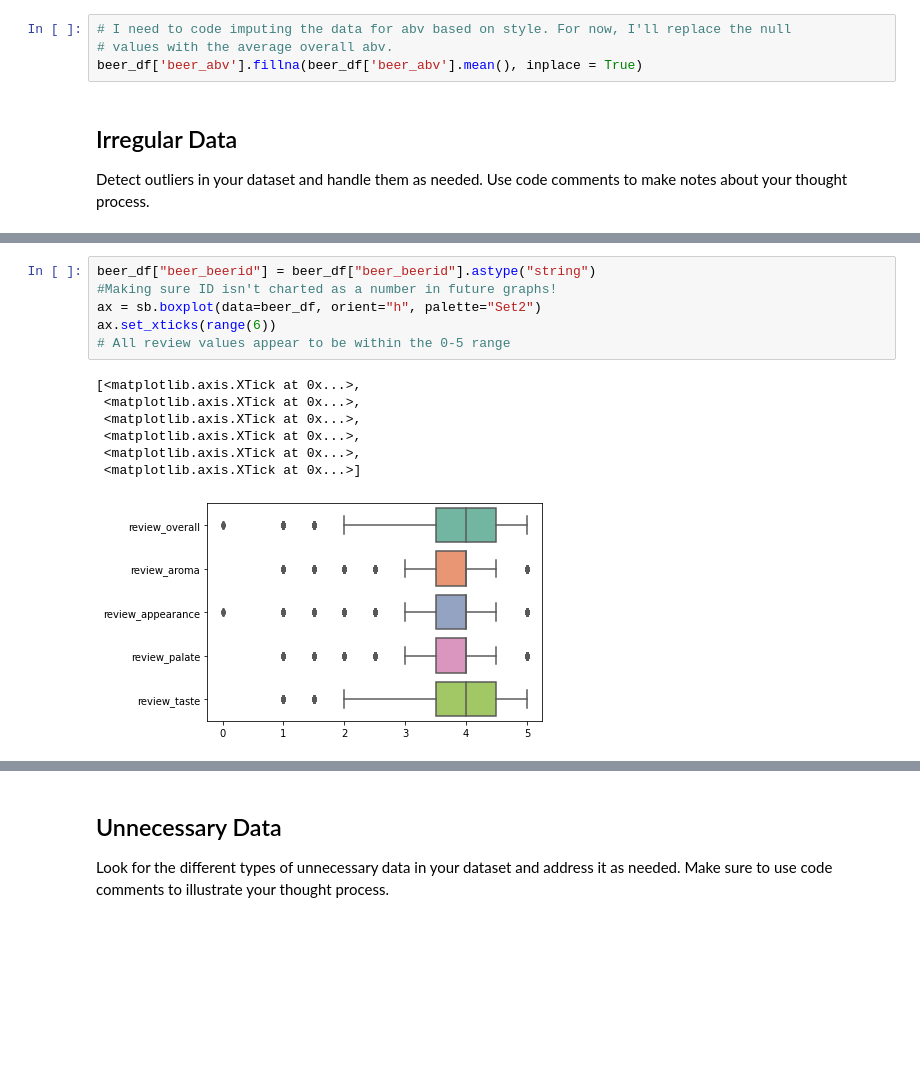
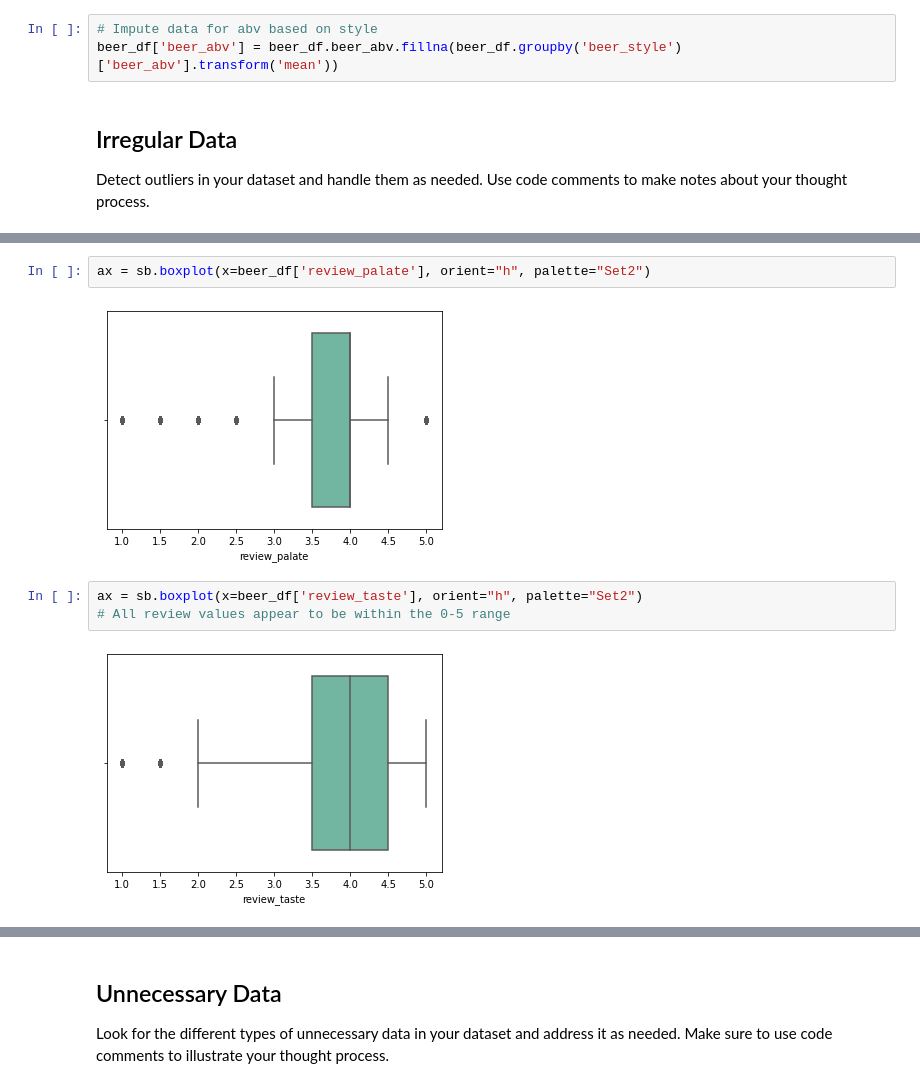
Before and after one commit to madelinedr/cleaning-data-checkpoint, a Jupyter notebook: checkpoint-three.ipynb, the cells around one changed output, grey strips where cells are left out. Drawn from its saved outputs; the diff is of its cells as text; blank space fills up the shorter version.

```diff
--- a/checkpoint-three.ipynb
+++ b/checkpoint-three.ipynb
@@ -73,9 +73,8 @@ beer_abv              0
 beer_beerid           0
 dtype: int64
 # %%
-# I need to code imputing the data for abv based on style. For now, I'll replace the null
-# values with the average overall abv.
-beer_df['beer_abv'].fillna(beer_df['beer_abv'].mean(), inplace = True)
+# Impute data for abv based on style
+beer_df['beer_abv'] = beer_df.beer_abv.fillna(beer_df.groupby('beer_style')['beer_abv'].transform('mean'))
 # %% [markdown]
 ## Irregular Data
 
@@ -83,17 +94,12 @@ Detect outliers in your dataset and handle them as needed. Use code comments to
+# %%
+ax = sb.boxplot(x=beer_df['review_palate'], orient="h", palette="Set2")
+# %% [output]
+[figure, added]
 # %%
-beer_df["beer_beerid"] = beer_df["beer_beerid"].astype("string")
-#Making sure ID isn't charted as a number in future graphs!
-ax = sb.boxplot(data=beer_df, orient="h", palette="Set2")
-ax.set_xticks(range(6))
+ax = sb.boxplot(x=beer_df['review_taste'], orient="h", palette="Set2")
 # All review values appear to be within the 0-5 range
 # %% [output]
-[<matplotlib.axis.XTick at 0x...>,
- <matplotlib.axis.XTick at 0x...>,
- <matplotlib.axis.XTick at 0x...>,
- <matplotlib.axis.XTick at 0x...>,
- <matplotlib.axis.XTick at 0x...>,
- <matplotlib.axis.XTick at 0x...>]
-[figure, old version]
+[figure, new version]
 # %%
 ax = sb.boxplot(x=beer_df['beer_abv'], orient="h", palette="Set2")
 # Apparently there really are some beers that are 50%+ ABV so
```
Also changed, not shown: parts of 8 cells of this notebook.
